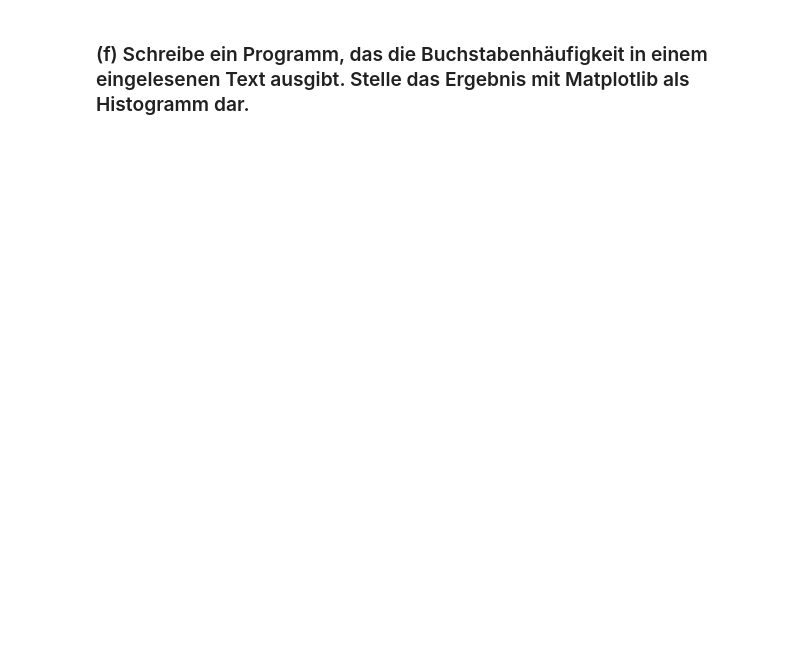
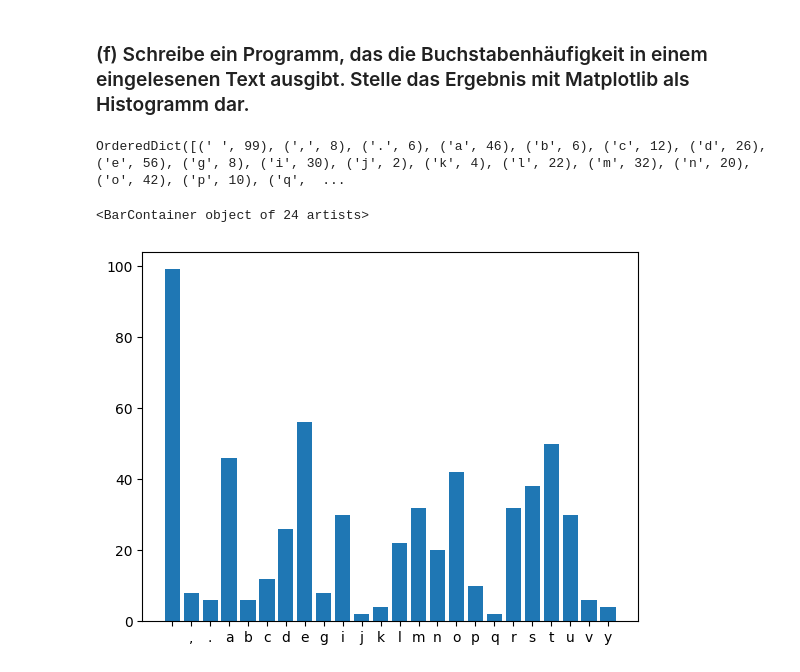
Before and after one commit to emhl/CoPhy2, a Jupyter notebook: Blatt1-Python-Kombinatorik/Blatt-1.ipynb, the cells around one changed output. Drawn from its saved outputs; the diff is of its cells as text; code cells hidden in the pictures; blank space fills up the shorter version.

```diff
--- a/Blatt1-Python-Kombinatorik/Blatt-1.ipynb
+++ b/Blatt1-Python-Kombinatorik/Blatt-1.ipynb
@@ -223,2 +312,24 @@ m,l
 # %% [markdown]
 ### (f) Schreibe ein Programm, das die Buchstabenhäufigkeit in einem eingelesenen Text ausgibt. Stelle das Ergebnis mit Matplotlib als Histogramm dar.
+# %%
+def countChars(text):
+    result = {}
+    for char in text:
+        if (char in result):
+            result[char] += 1
+        else:
+            result[char] = 1
+    return result
+from collections import OrderedDict
+# %%
+f = open("test.txt", "r")
+text = f.read().lower()
+f.close()
+
+dict = OrderedDict(sorted(countChars(text).items()))
+print(dict)
+plt.bar(dict.keys(), dict.values())
+# %% [output]
+OrderedDict([(' ', 99), (',', 8), ('.', 6), ('a', 46), ('b', 6), ('c', 12), ('d', 26), ('e', 56), ('g', 8), ('i', 30), ('j', 2), ('k', 4), ('l', 22), ('m', 32), ('n', 20), ('o', 42), ('p', 10), ('q',  ...
+<BarContainer object of 24 artists>
+[figure, added]
```
Also changed, not shown: parts of 10 cells of this notebook, 1 other file.
